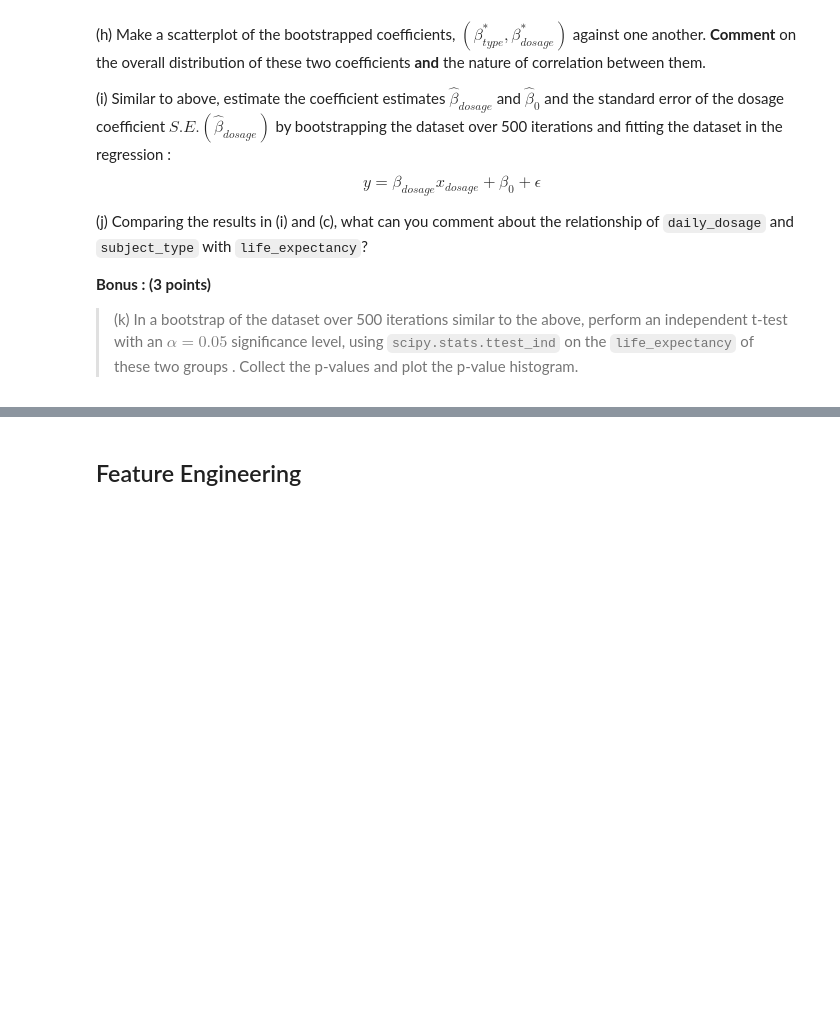
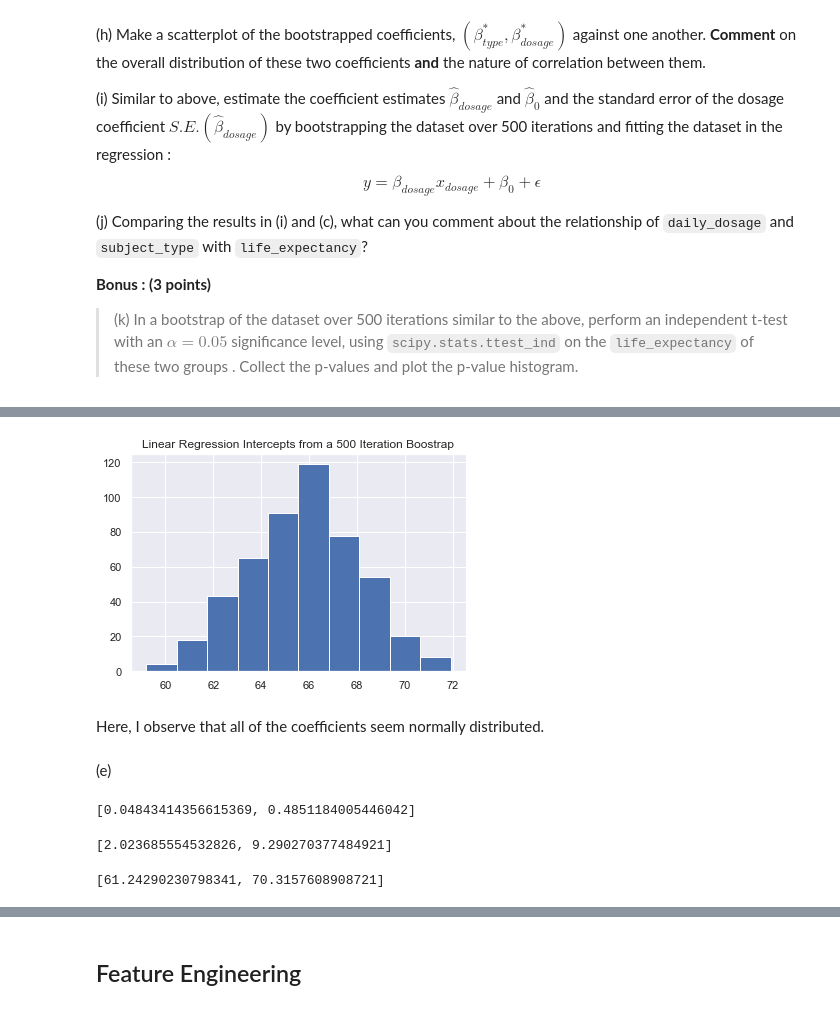
Before and after one commit to matteo-esposito/ift-6758, a Jupyter notebook: homework/h2/IFT_6758_HW_2_(En).ipynb, the cells around one changed output, grey strips where cells are left out. Cells and saved outputs as stored; diff of their text form; code cells hidden in the pictures; blank space fills up the shorter version.

```diff
--- a/homework/h2/IFT_6758_HW_2_(En).ipynb
+++ b/homework/h2/IFT_6758_HW_2_(En).ipynb
@@ -254,0 +360,21 @@ trials = pd.read_csv(path.format('drug-trials.csv'))
+# %%
+plt.title("Linear Regression Intercepts from a 500 Iteration Boostrap")
+plt.hist(coef_0);
+# %% [output]
+[figure, added]
+# %% [markdown]
+Here, I observe that all of the coefficients seem normally distributed.
+# %% [markdown]
+(e)
+# %%
+[np.mean(coef_dosage) - 1.96*np.std(coef_dosage), np.mean(coef_dosage) + 1.96*np.std(coef_dosage)]
+# %% [output]
+[0.04843414356615369, 0.4851184005446042]
+# %%
+[np.mean(coef_type) - 1.96*np.std(coef_type), np.mean(coef_type) + 1.96*np.std(coef_type)]
+# %% [output]
+[2.023685554532826, 9.290270377484921]
+# %%
+[np.mean(coef_0) - 1.96*np.std(coef_0), np.mean(coef_0) + 1.96*np.std(coef_0)]
+# %% [output]
+[61.24290230798341, 70.3157608908721]
```
Also changed, not shown: parts of 65 cells of this notebook, 22 other files.
